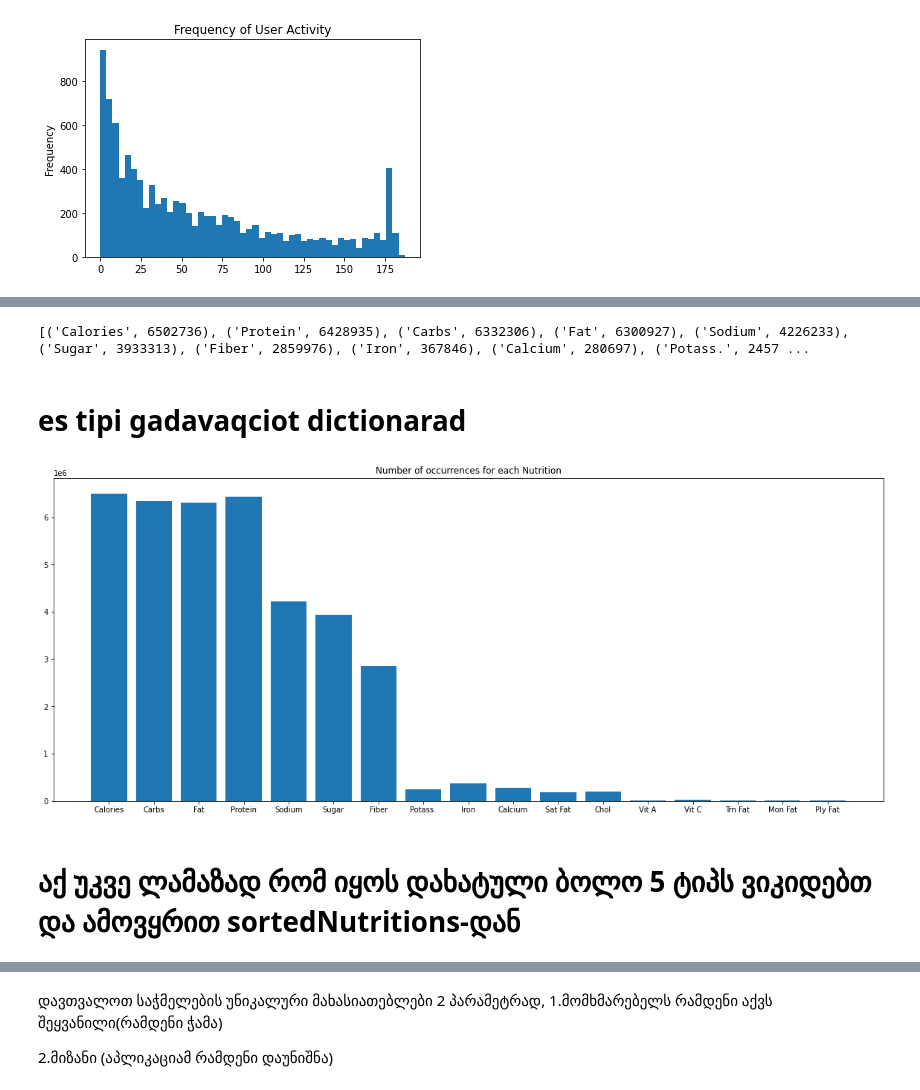
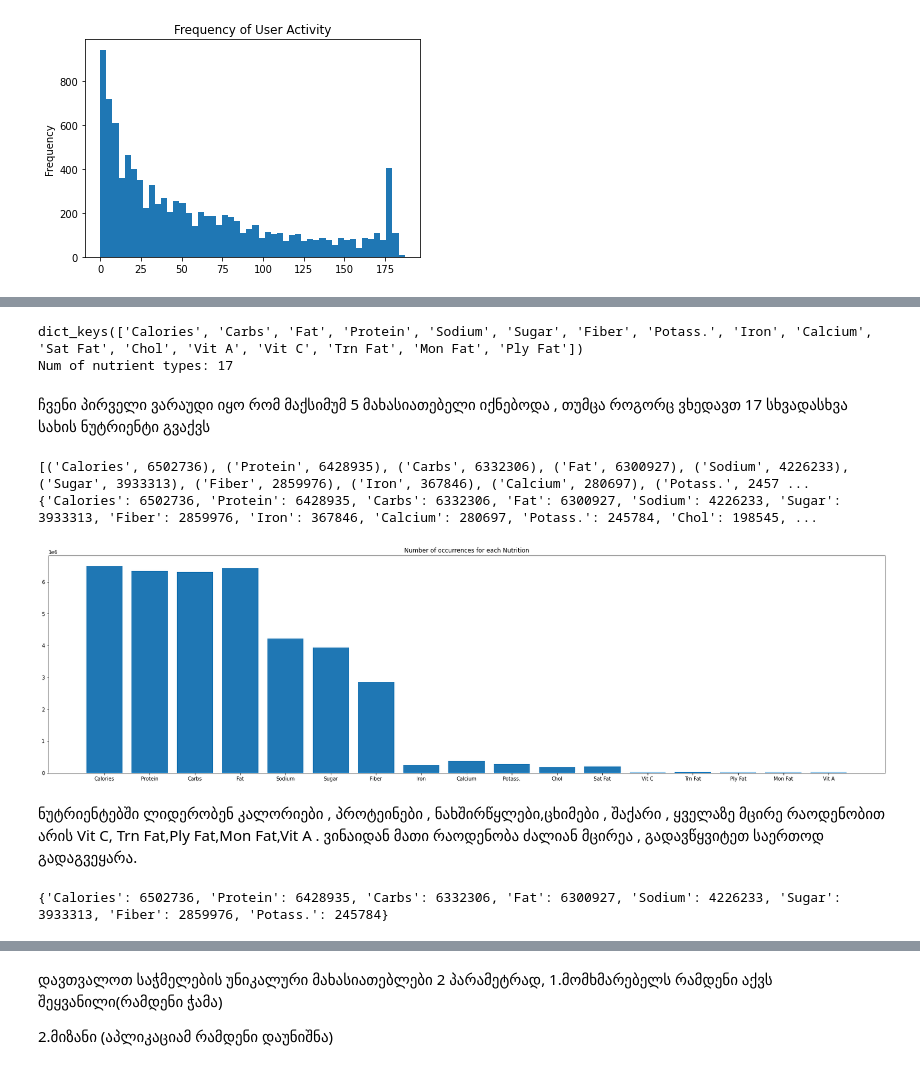
Before and after one commit to dbera17/ML, a Jupyter notebook: final_proj.ipynb, the cells around one changed output, grey strips where cells are left out. Cells and saved outputs as stored; diff of their text form; code cells hidden in the pictures.

```diff
--- a/final_proj.ipynb
+++ b/final_proj.ipynb
@@ -45,12 +57,8 @@ unique dates:  208
 # %%
-tmp_data = []
-
-start = datetime.strptime('2014-09-14','%Y-%m-%d').date()
-end = datetime.strptime('2015-04-09','%Y-%m-%d').date()
-difference = int((end-start).days)+1
-
-for i in range(difference):
+user_activity = np.zeros(data[data.columns[0]].unique().max())
+for i in range( int((end-start).days)+1):
     dat = start+timedelta(i)
     dat_str = dat.strftime('%Y-%m-%d')
     curr_dt = data[data[data.columns[1]]==dat_str]
-    tmp_data.append(curr_dt.shape[0])
+    for j in range(curr_dt.shape[0]):
+        user_activity[curr_dt.iloc[j,0]-1]+=1
@@ -67,9 +65 @@ Text(0.5, 1.0, 'Frequency In A Single Day')
-# %%
-user_archive = np.zeros(data[data.columns[0]].unique().max())
-for i in range(difference):
-    dat = start+timedelta(i)
-    dat_str = dat.strftime('%Y-%m-%d')
-    curr_dt = data[data[data.columns[1]]==dat_str]
-    for j in range(curr_dt.shape[0]):
-        user_archive[curr_dt.iloc[j,0]-1]+=1
 # %%
@@ -100,18 +98,40 @@ for i in range(data.shape[0]):
+# %%
+print(unique_nutritions.keys())
+print("Num of nutrient types: "+str(len(unique_nutritions.keys())))
+# %% [output]
+dict_keys(['Calories', 'Carbs', 'Fat', 'Protein', 'Sodium', 'Sugar', 'Fiber', 'Potass.', 'Iron', 'Calcium', 'Sat Fat', 'Chol', 'Vit A', 'Vit C', 'Trn Fat', 'Mon Fat', 'Ply Fat'])
+Num of nutrient types: 17
+# %% [markdown]
+ჩვენი პირველი ვარაუდი იყო რომ მაქსიმუმ 5 მახასიათებელი იქნებოდა , თუმცა როგორც ვხედავთ 17 სხვადასხვა სახის ნუტრიენტი გვაქვს
 # %%
 sortedNutritions = sorted(unique_nutritions.items(), key=lambda x : x[1], reverse = True)
 print(sortedNutritions)
+sortedDictionary = {}
+for nut in sortedNutritions:
+    sortedDictionary[nut[0]] = nut[1]
+print(sortedDictionary)
 # %% [output]
 [('Calories', 6502736), ('Protein', 6428935), ('Carbs', 6332306), ('Fat', 6300927), ('Sodium', 4226233), ('Sugar', 3933313), ('Fiber', 2859976), ('Iron', 367846), ('Calcium', 280697), ('Potass.', 2457 ...
+{'Calories': 6502736, 'Protein': 6428935, 'Carbs': 6332306, 'Fat': 6300927, 'Sodium': 4226233, 'Sugar': 3933313, 'Fiber': 2859976, 'Iron': 367846, 'Calcium': 280697, 'Potass.': 245784, 'Chol': 198545, ...
-# %% [markdown]
-# es tipi gadavaqciot dictionarad
 # %%
-plt.figure(figsize=(20,8))
-plt.bar(x = unique_nutritions.keys(), height = unique_nutritions.values())
+plt.figure(figsize=(30,8))
+plt.bar(x = sortedDictionary.keys(), height = unique_nutritions.values())
 plt.title('Number of occurrences for each Nutrition')
 plt.show()
 # %% [output]
-[figure, old version]
+[figure, new version]
-# %% [markdown]
-# აქ უკვე ლამაზად რომ იყოს დახატული ბოლო 5 ტიპს ვიკიდებთ და ამოვყრით sortedNutritions-დან
+# %% [markdown]
+ნუტრიენტებში ლიდერობენ კალორიები , პროტეინები , ნახშირწყლები,ცხიმები , შაქარი , ყველაზე მცირე რაოდენობით არის Vit C, Trn Fat,Ply Fat,Mon Fat,Vit A .
+ვინაიდან მათი რაოდენობა ძალიან მცირეა , გადავწყვიტეთ საერთოდ გადაგვეყარა.
+# %%
+filteredNutritions = {}
+notNeededNutritionsList =['Vit A', 'Vit C', 'Trn Fat',
+                    'Mon Fat', 'Ply Fat','Iron','Calcium','Potass','Chol','Sat Fat']
+for nutritionName in sortedDictionary.keys():
+    if nutritionName not in notNeededNutritionsList:
+        filteredNutritions[nutritionName] = sortedDictionary[nutritionName]
+print(filteredNutritions)
+# %% [output]
+{'Calories': 6502736, 'Protein': 6428935, 'Carbs': 6332306, 'Fat': 6300927, 'Sodium': 4226233, 'Sugar': 3933313, 'Fiber': 2859976, 'Potass.': 245784}
 # %%
 plt.figure(figsize=(20,8))
```
Also changed, not shown: parts of 18 cells of this notebook.
